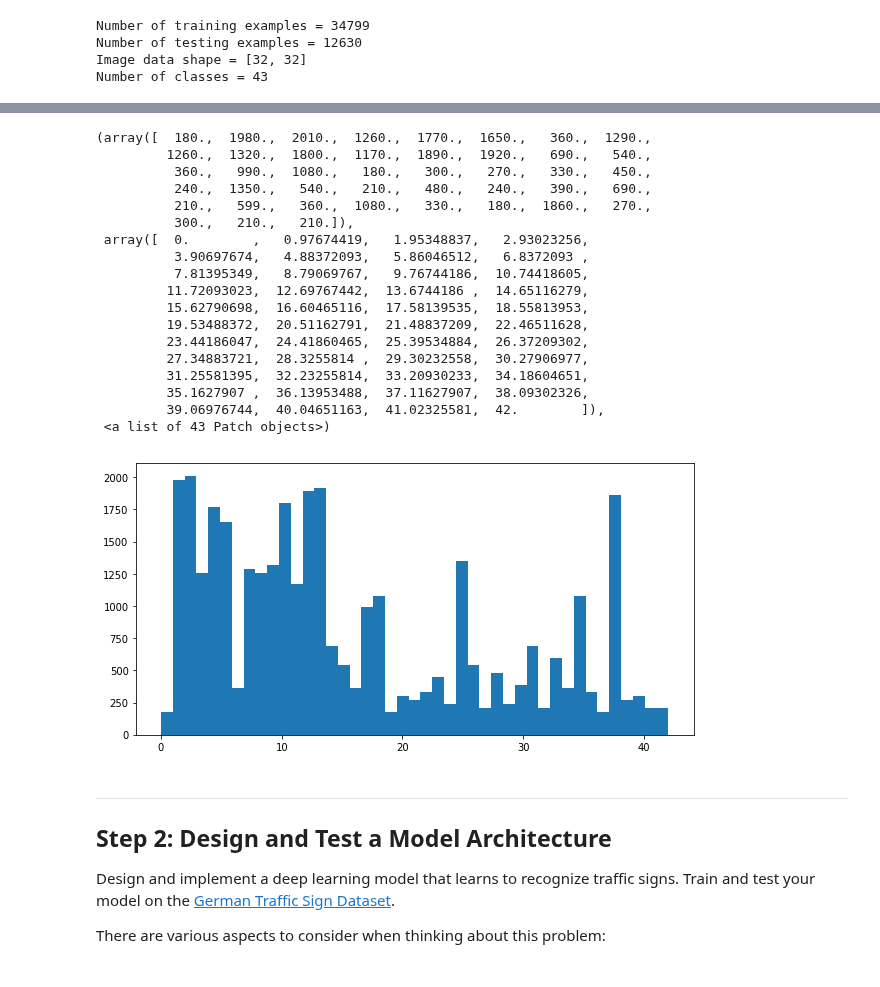
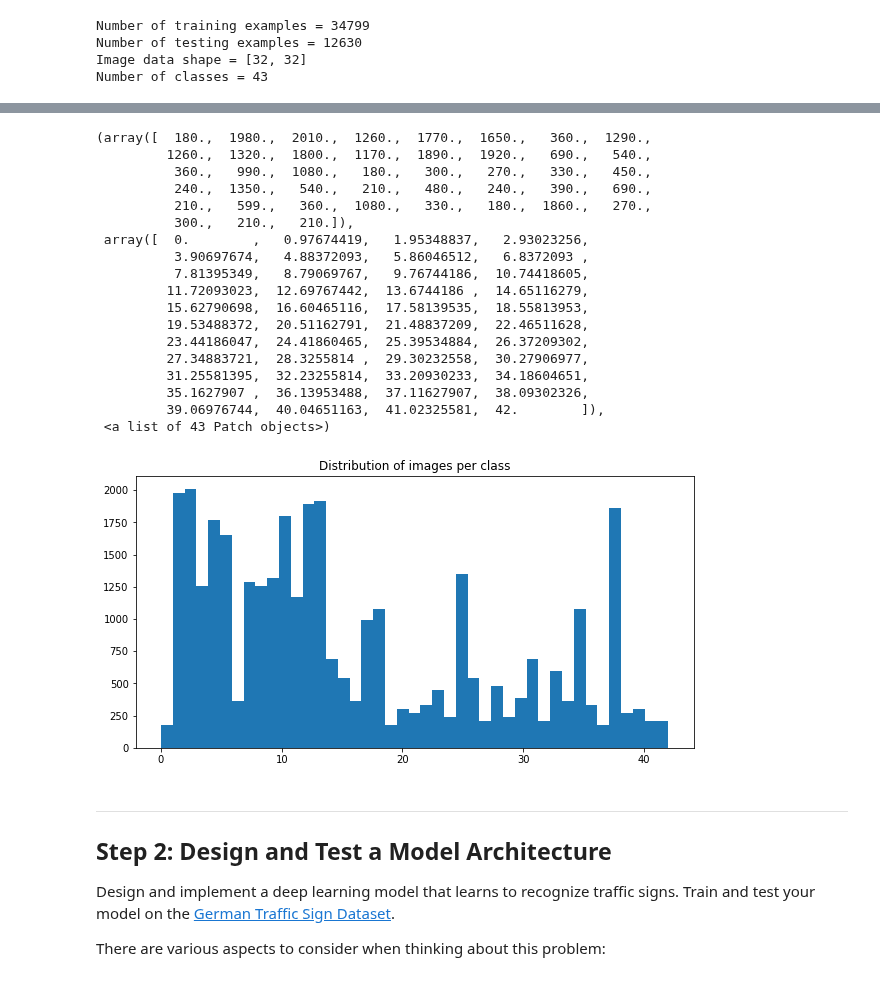
Before and after one commit to jiforcen/CarND-Traffic-Sign-Classifier-Project, a Jupyter notebook: Traffic_Sign_Classifier.ipynb, the cells around one changed output, grey strips where cells are left out. Saved outputs shown, nothing was run; the diff lists cells and outputs as text; code cells hidden in the pictures.

```diff
--- a/Traffic_Sign_Classifier.ipynb
+++ b/Traffic_Sign_Classifier.ipynb
@@ -139,26 +121,27 @@ plt.show()
 # %%
 plt.figure(figsize=(10,5))
+plt.title("Distribution of images per class")
 plt.hist(y_train, bins = n_classes)
 # %% [output]
 (array([  180.,  1980.,  2010.,  1260.,  1770.,  1650.,   360.,  1290.,
          1260.,  1320.,  1800.,  1170.,  1890.,  1920.,   690.,   540.,
           360.,   990.,  1080.,   180.,   300.,   270.,   330.,   450.,
           240.,  1350.,   540.,   210.,   480.,   240.,   390.,   690.,
           210.,   599.,   360.,  1080.,   330.,   180.,  1860.,   270.,
           300.,   210.,   210.]),
  array([  0.        ,   0.97674419,   1.95348837,   2.93023256,
           3.90697674,   4.88372093,   5.86046512,   6.8372093 ,
           7.81395349,   8.79069767,   9.76744186,  10.74418605,
          11.72093023,  12.69767442,  13.6744186 ,  14.65116279,
          15.62790698,  16.60465116,  17.58139535,  18.55813953,
          19.53488372,  20.51162791,  21.48837209,  22.46511628,
          23.44186047,  24.41860465,  25.39534884,  26.37209302,
          27.34883721,  28.3255814 ,  29.30232558,  30.27906977,
          31.25581395,  32.23255814,  33.20930233,  34.18604651,
          35.1627907 ,  36.13953488,  37.11627907,  38.09302326,
          39.06976744,  40.04651163,  41.02325581,  42.        ]),
  <a list of 43 Patch objects>)
-[figure, old version]
+[figure, new version]
 # %% [markdown]
 ----
 
```
Also changed, not shown: parts of 17 cells of this notebook, 3 other files.
